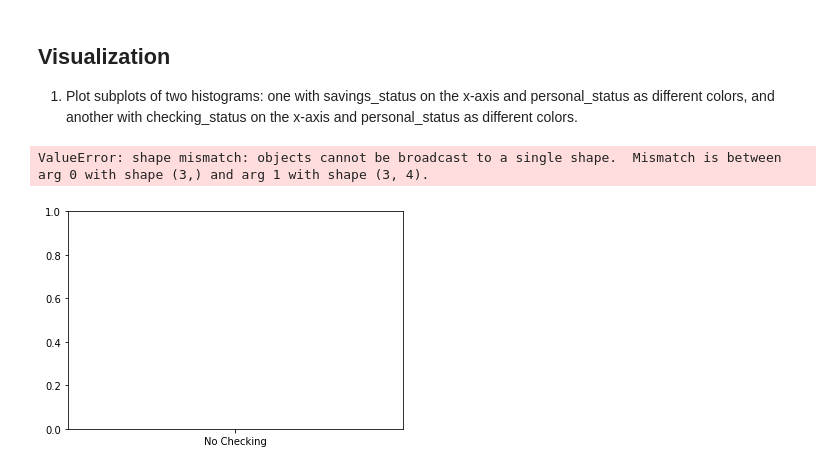
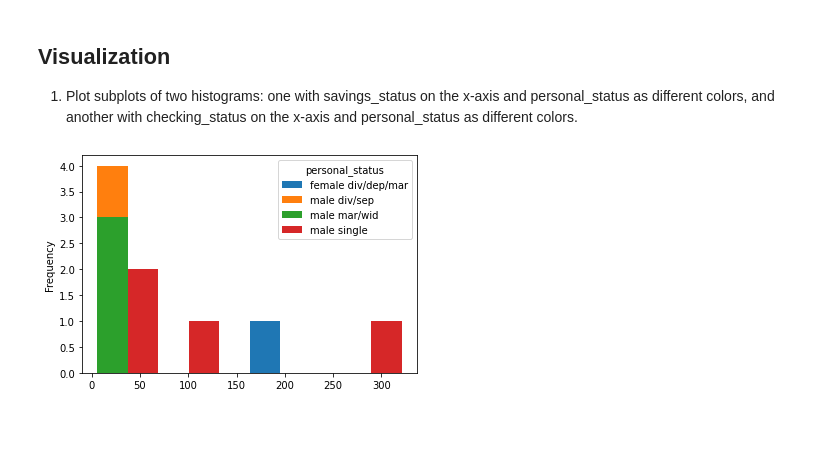
Before and after one commit to benwang2/obsidian-f22, a Jupyter notebook: Rutgers/2022 Fall/210/Assignments/Homework 3/src/german_credit.ipynb, the cells around one changed output. Cells and saved outputs as stored; diff of their text form; code cells hidden in the pictures; blank space fills up the shorter version.

```diff
--- a/Rutgers/2022 Fall/210/Assignments/Homework 3/src/german_credit.ipynb
+++ b/Rutgers/2022 Fall/210/Assignments/Homework 3/src/german_credit.ipynb
@@ -233,17 +233,16 @@ Most common savings status: Low
 # %%
 from matplotlib import pyplot as plt
 
 # fig, axs = plt.subplots(1,  2, constrained_layout=True)
 
 # ax = axs.flat[0]
 # ax.set_title("Savings Status vs Personal Status")
 # display()
 savings_cross_personal = pd.crosstab(gcred['savings_status'], gcred['personal_status'])
-values = [[1,2,3,4],[6,6,6,6],[10,4,3,6]]
-plt.bar(["Low","Med","hi"], values)
+pd.DataFrame(savings_cross_personal).plot.hist()
+# savings_cross_personal[['No Checking','Low','Medium','High']].plot.hist()
 
 
 plt.show()
 # %% [output]
-ValueError: shape mismatch: objects cannot be broadcast to a single shape.  Mismatch is between arg 0 with shape (3,) and arg 1 with shape (3, 4).
-[figure, old version]
+[figure, new version]
```
